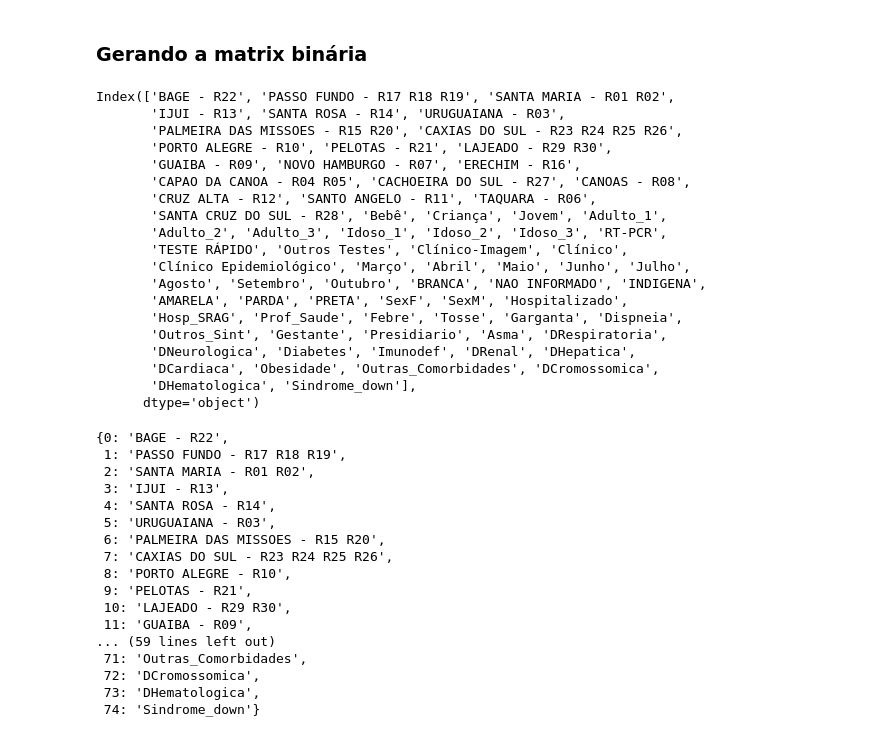
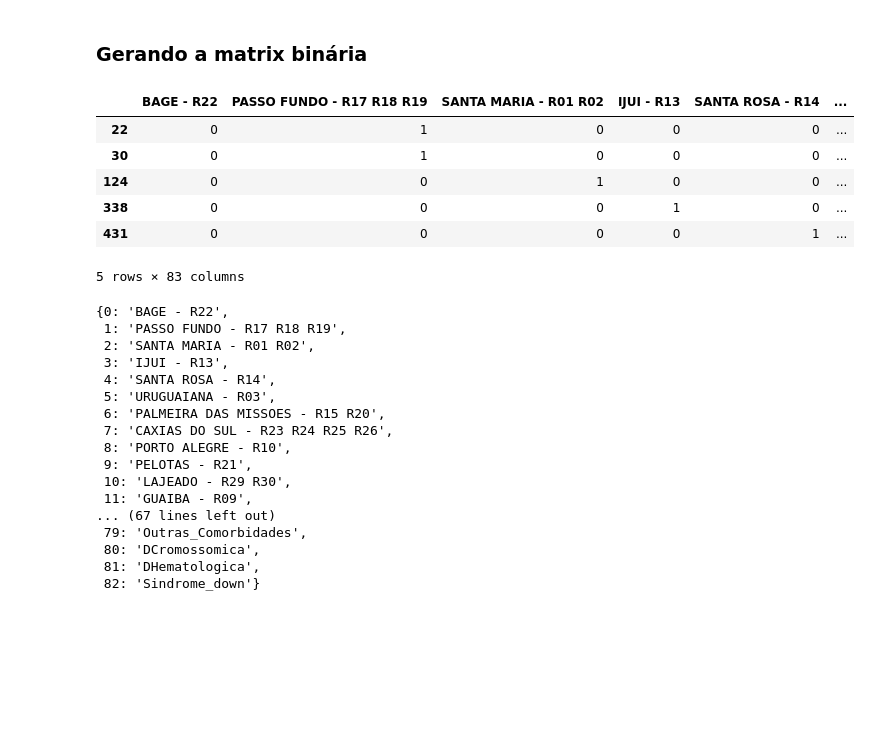
Before and after one commit to ricardogiuliani/lab_covid, a Jupyter notebook: NoteLab 2.ipynb, the cells around one changed output. Saved outputs shown, nothing was run; the diff lists cells and outputs as text; code cells hidden in the pictures; blank space fills up the shorter version.

```diff
--- a/NoteLab 2.ipynb
+++ b/NoteLab 2.ipynb
@@ -48,7 +48,7 @@ Atributos desconsiderados:
 
 #### 1) Remover colunas dos atributos desconsiderados <a name="remove_column"></a>
 # %%
-for e in cd.attr_removed2:
+for e in cd.attr_removed3:
     del df[e]
 # %% [markdown]
 #### 2) Filtrando registros -- EVOLUCAO == OBITO
@@ -113,3 +117,24 @@ for index, row in df.iterrows():
+# %%
+for index, row in df.iterrows():
+    mes = row['DATA_INCLUSAO_OBITO'].split('/')
+    if mes[1] == '02':
+        row['DATA_INCLUSAO_OBITO'] = 'Obito_Fevereiro'
+    elif mes[1] == '03':
+        row['DATA_INCLUSAO_OBITO'] = 'Obito_Março'
+    elif mes[1] == '04':
+        row['DATA_INCLUSAO_OBITO'] = 'Obito_Abril'
+    elif mes[1] == '05':
+        row['DATA_INCLUSAO_OBITO'] = 'Obito_Maio'
+    elif mes[1] == '06':
+        row['DATA_INCLUSAO_OBITO'] = 'Obito_Junho'
+    elif mes[1] == '07':
+        row['DATA_INCLUSAO_OBITO'] = 'Obito_Julho'
+    elif mes[1] == '08':
+        row['DATA_INCLUSAO_OBITO'] = 'Obito_Agosto'
+    elif mes[1] == '09':
+        row['DATA_INCLUSAO_OBITO'] = 'Obito_Setembro'
+    else:
+        row['DATA_INCLUSAO_OBITO'] = 'Obito_Outubro'
 # %% [markdown]
 Condições (Comorbidades)
 # %%
@@ -177,6 +202,9 @@ del df['CONDICOES']
 # %% [markdown]
 ### Gerando a matrix binária <a name="binary_matrix"></a>
 # %%
+# for e in cd.municipio:
+#     df[e] = df.apply(lambda row: 1 if row.MUNICIPIO == e else 0, axis=1)
+
 for e in cd.regiao_covid:
     df[e] = df.apply(lambda row: 1 if row.REGIAO_COVID == e else 0, axis=1)
 
@@ -189,6 +217,9 @@ for e in cd.testagem:
 for e in cd.meses:
     df[e] = df.apply(lambda row: 1 if row.DATA_CONFIRMACAO == e else 0, axis=1)
 
+for e in cd.meses_obito:
+    df[e] = df.apply(lambda row: 1 if row.DATA_INCLUSAO_OBITO == e else 0, axis=1)
+
 for e in cd.etnia:
     df[e] = df.apply(lambda row: 1 if row.RACA_COR == e else 0, axis=1)
 # %%
@@ -222,2 +253,12 @@ for e in cd.old_columns2:
     del df[e]
+# %%
+df.head()
+# %% [output]
+|  | BAGE - R22 | PASSO FUNDO - R17 R18 R19 | SANTA MARIA - R01 R02 | IJUI - R13 | SANTA ROSA - R14 | ... |
+| 22 | 0 | 1 | 0 | 0 | 0 | ... |
+| 30 | 0 | 1 | 0 | 0 | 0 | ... |
+| 124 | 0 | 0 | 1 | 0 | 0 | ... |
+| 338 | 0 | 0 | 0 | 1 | 0 | ... |
+| 431 | 0 | 0 | 0 | 0 | 1 | ... |
+5 rows × 83 columns
 # %%
@@ -230,25 +271,5 @@ df.to_csv("20201030_binary_matrix(header)(covid_region).csv", index=False)
 # %%
 df.columns
-# %% [output]
-Index(['BAGE - R22', 'PASSO FUNDO - R17 R18 R19', 'SANTA MARIA - R01 R02',
-       'IJUI - R13', 'SANTA ROSA - R14', 'URUGUAIANA - R03',
-       'PALMEIRA DAS MISSOES - R15 R20', 'CAXIAS DO SUL - R23 R24 R25 R26',
-       'PORTO ALEGRE - R10', 'PELOTAS - R21', 'LAJEADO - R29 R30',
-       'GUAIBA - R09', 'NOVO HAMBURGO - R07', 'ERECHIM - R16',
-       'CAPAO DA CANOA - R04 R05', 'CACHOEIRA DO SUL - R27', 'CANOAS - R08',
-       'CRUZ ALTA - R12', 'SANTO ANGELO - R11', 'TAQUARA - R06',
-       'SANTA CRUZ DO SUL - R28', 'Bebê', 'Criança', 'Jovem', 'Adulto_1',
-       'Adulto_2', 'Adulto_3', 'Idoso_1', 'Idoso_2', 'Idoso_3', 'RT-PCR',
-       'TESTE RÁPIDO', 'Outros Testes', 'Clínico-Imagem', 'Clínico',
-       'Clínico Epidemiológico', 'Março', 'Abril', 'Maio', 'Junho', 'Julho',
-       'Agosto', 'Setembro', 'Outubro', 'BRANCA', 'NAO INFORMADO', 'INDIGENA',
-       'AMARELA', 'PARDA', 'PRETA', 'SexF', 'SexM', 'Hospitalizado',
-       'Hosp_SRAG', 'Prof_Saude', 'Febre', 'Tosse', 'Garganta', 'Dispneia',
-       'Outros_Sint', 'Gestante', 'Presidiario', 'Asma', 'DRespiratoria',
-       'DNeurologica', 'Diabetes', 'Imunodef', 'DRenal', 'DHepatica',
-       'DCardiaca', 'Obesidade', 'Outras_Comorbidades', 'DCromossomica',
-       'DHematologica', 'Sindrome_down'],
-      dtype='object')
 # %%
 df_dict
 # %% [output]
@@ -264,8 +285,8 @@ df_dict
  9: 'PELOTAS - R21',
  10: 'LAJEADO - R29 R30',
  11: 'GUAIBA - R09',
-... (59 lines left out)
- 71: 'Outras_Comorbidades',
- 72: 'DCromossomica',
- 73: 'DHematologica',
- 74: 'Sindrome_down'}
+... (67 lines left out)
+ 79: 'Outras_Comorbidades',
+ 80: 'DCromossomica',
+ 81: 'DHematologica',
+ 82: 'Sindrome_down'}
```
Also changed, not shown: parts of 6 cells of this notebook, 7 other files.
